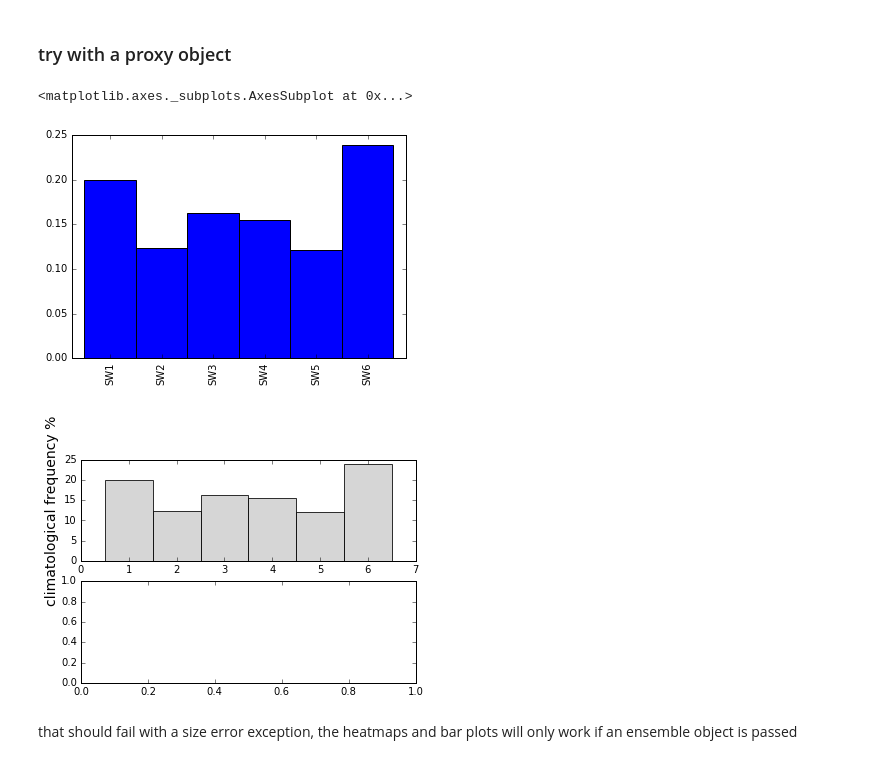
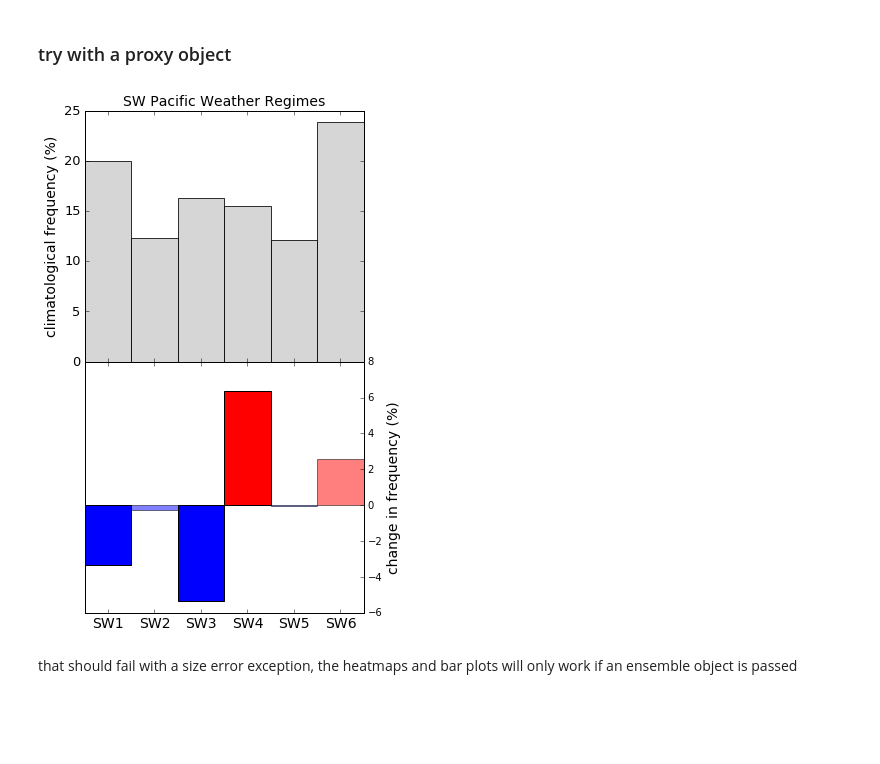
Before and after one commit to nicolasfauchereau/paleopy, a Jupyter notebook: notebooks/WR.ipynb, the cells around one changed output. Saved outputs shown, nothing was run; the diff lists cells and outputs as text; code cells hidden in the pictures; blank space fills up the shorter version.

Commit message:
added bar plot for individual proxy

```diff
--- a/notebooks/WR.ipynb
+++ b/notebooks/WR.ipynb
@@ -91,14 +91,9 @@ from paleopy import WR
 w = WR(p, classification='SW Pacific')
 # %%
 obs_probs = w._get_compos_probs(w.analog_years)
-# %%
-w._get_clim_probs().plot(kind='bar', width=1)
-# %% [output]
-<matplotlib.axes._subplots.AxesSubplot at 0x...>
-[figure, removed]
 # %%
 w.probs_anomalies(kind='one')
 # %%
-f = w.plot_bar()
+f = w.plot_bar(sig=1)
 # %% [output]
-[figure, old version]
+[figure, new version]
```
Also changed, not shown: parts of 2 cells of this notebook, 1 other file.
